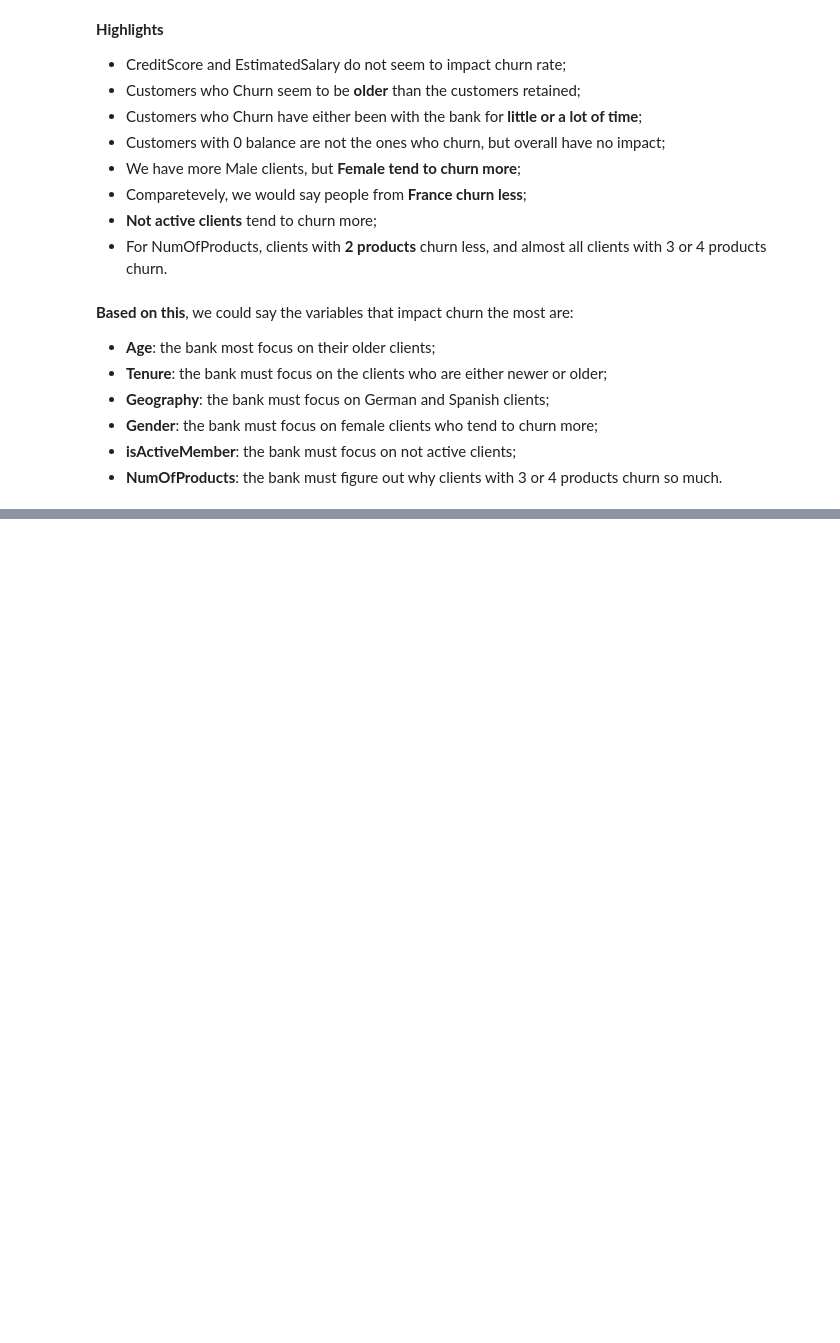
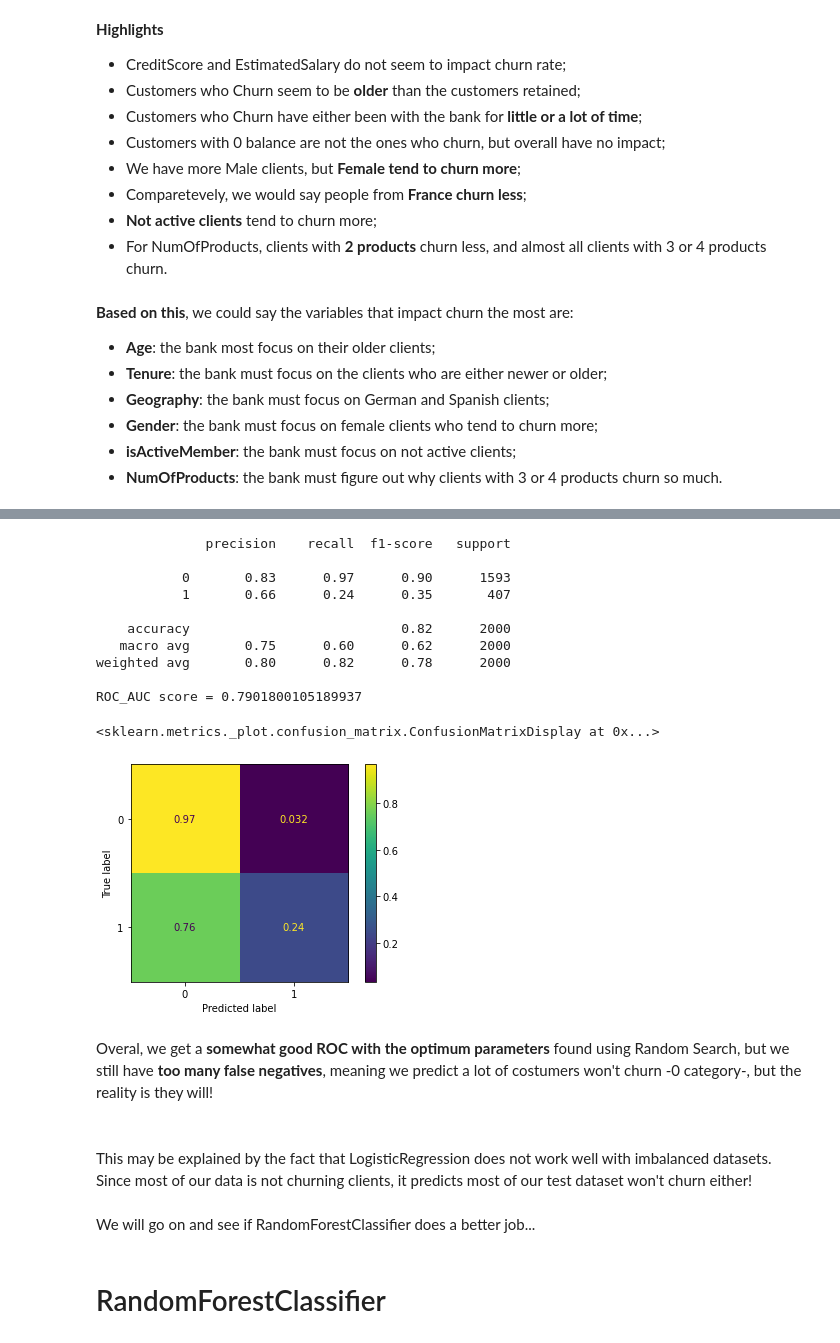
Before and after one commit to gperbone/Bank_Customer_Churn, a Jupyter notebook: bank_churn.ipynb, the cells around one changed output, grey strips where cells are left out. Cells and saved outputs as stored; diff of their text form; code cells hidden in the pictures; blank space fills up the shorter version.

```diff
--- a/bank_churn.ipynb
+++ b/bank_churn.ipynb
@@ -359,0 +528,24 @@ Name: Exited, dtype: float64
+# %%
+espaco_hiper = {
+    'estimador__penalty': ['l1', 'l2'],
+    'estimador__C':[0.01, 0.1, 1, 10],
+    'estimador__solver':['lbfgs', 'liblinear']
+}
+
+cv = StratifiedKFold(n_splits=5, shuffle=True, random_state=42)
+
+randomized_lr = RandomizedSearchCV(
+    estimator=pipe_lr,
+    param_distributions=espaco_hiper,
+    scoring='roc_auc',
+    cv=cv,
+    verbose=3,
+    random_state=42
+)
+
+randomized_lr.fit(X_train, y_train)
+
+y_pred = pipe_lr.predict(X_test)
+print(classification_report(y_test, y_pred))
+
+randomized_lr.best_params_
@@ -359,0 +573,38 @@ Name: Exited, dtype: float64
+# %%
+# apparently we can get a better roc by using a different value for C!
+
+pipe_lr_opt = Pipeline([
+    ('pre_process', pipe_pre_processor),
+    ('estimador', LogisticRegression(solver= 'liblinear', penalty='l2', C= 1, random_state=42))
+])
+
+pipe_lr_opt.fit(X_train, y_train)
+
+y_pred = pipe_lr_opt.predict(X_test)
+print(classification_report(y_test, y_pred))
+
+roc = roc_auc_score(y_test, pipe_lr_opt.predict_proba(X_test)[:,1])
+print(f'ROC_AUC score = {roc}')
+
+ConfusionMatrixDisplay(confusion_matrix(y_test, y_pred, normalize='true')).plot()
+# %% [output]
+              precision    recall  f1-score   support
+
+           0       0.83      0.97      0.90      1593
+           1       0.66      0.24      0.35       407
+
+    accuracy                           0.82      2000
+   macro avg       0.75      0.60      0.62      2000
+weighted avg       0.80      0.82      0.78      2000
+
+ROC_AUC score = 0.7901800105189937
+<sklearn.metrics._plot.confusion_matrix.ConfusionMatrixDisplay at 0x...>
+[figure, added]
+# %% [markdown]
+ Overal, we get a **somewhat good ROC with the optimum parameters** found using Random Search, but we still have **too many false negatives**, meaning we predict a lot of costumers won't churn -0 category-, but the reality is they will! <br/><br/>
+# %% [markdown]
+This may be explained by the fact that LogisticRegression does not work well with imbalanced datasets. Since most of our data is not churning clients, it predicts most of our test dataset won't churn either!
+# %% [markdown]
+We will go on and see if RandomForestClassifier does a better job...
+# %% [markdown]
+# RandomForestClassifier
```
Also changed, not shown: parts of 47 cells of this notebook.
